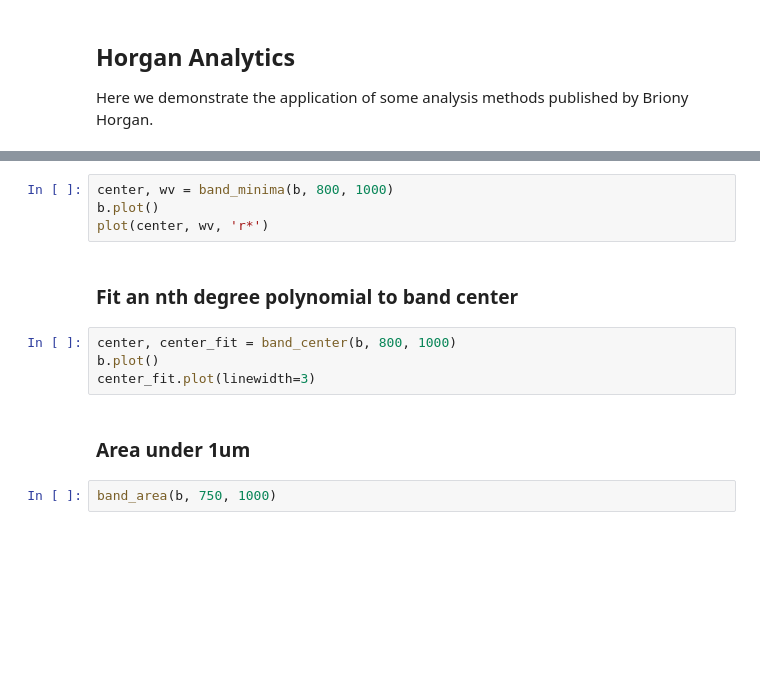
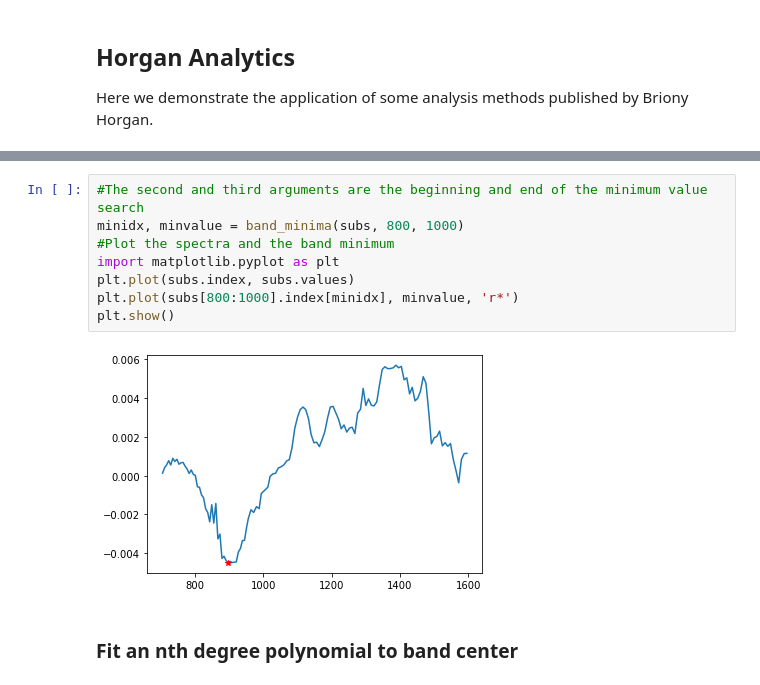
Before and after one commit to ianeece/PySAT, a Jupyter notebook: notebooks/2_Visualize_Kaguya_Spectral_Data.ipynb, the cells around one changed output, grey strips where cells are left out. Drawn from its saved outputs; the diff is of its cells as text; blank space fills up the shorter version.

```diff
--- a/notebooks/2_Visualize_Kaguya_Spectral_Data.ipynb
+++ b/notebooks/2_Visualize_Kaguya_Spectral_Data.ipynb
@@ -103,14 +134,12 @@ from libpyhat.transform.utils import band_area, band_asymmetry, band_center, ban
-# %%
-center, wv = band_minima(b, 800, 1000)
-b.plot()
-plot(center, wv, 'r*')
+# %%
+#The second and third arguments are the beginning and end of the minimum value search
+minidx, minvalue = band_minima(subs, 800, 1000)
+#Plot the spectra and the band minimum
+import matplotlib.pyplot as plt
+plt.plot(subs.index, subs.values)
+plt.plot(subs[800:1000].index[minidx], minvalue, 'r*')
+plt.show()
+# %% [output]
+[figure, added]
 # %% [markdown]
 ### Fit an nth degree polynomial to band center
-# %%
-center, center_fit = band_center(b, 800, 1000)
-b.plot()
-center_fit.plot(linewidth=3)
-# %% [markdown]
-### Area under 1um
-# %%
-band_area(b, 750, 1000)
```
Also changed, not shown: parts of 15 cells of this notebook.
